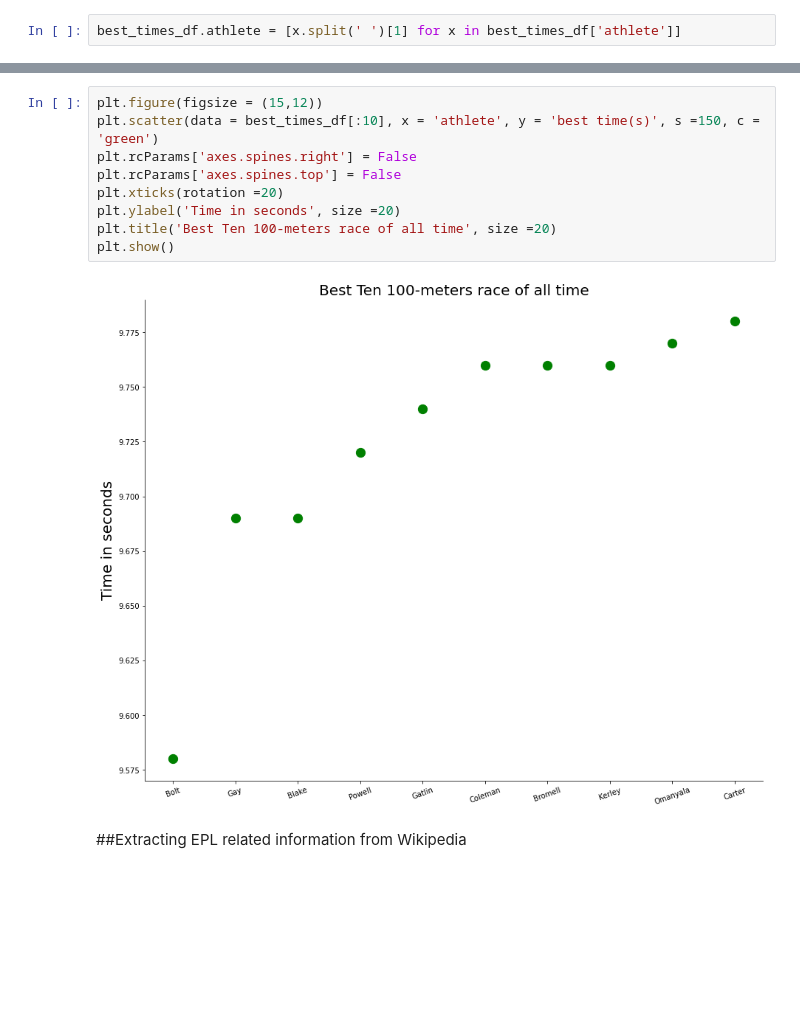
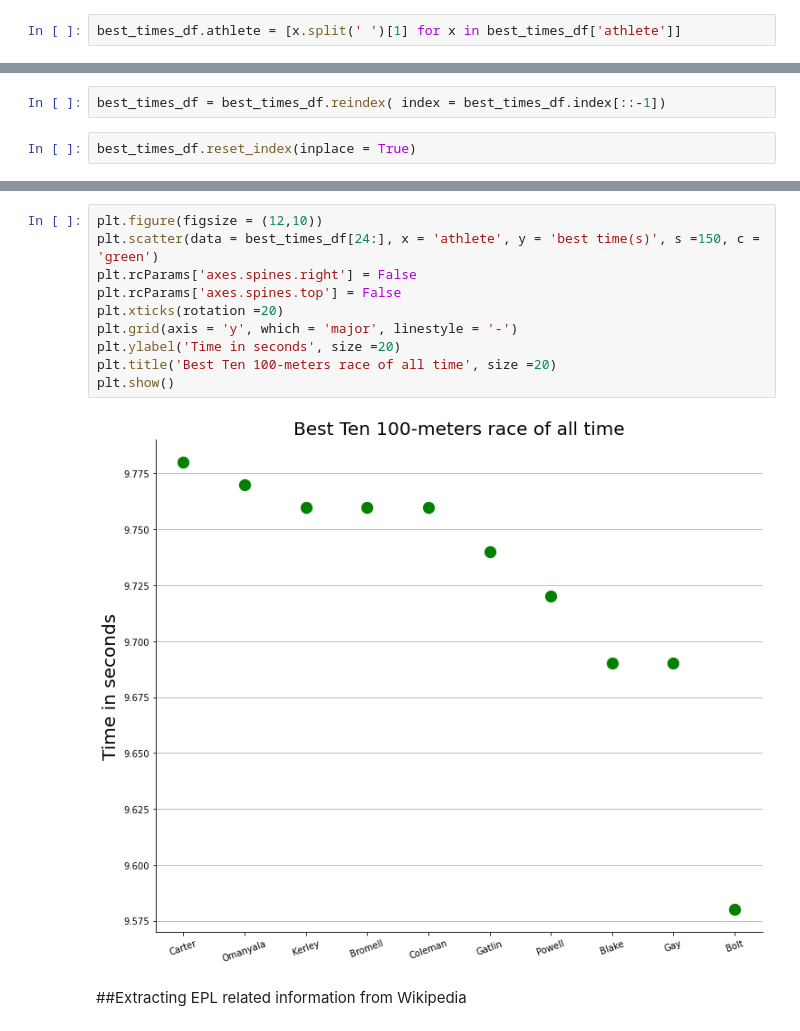
Before and after one commit to Delonix7/Data_Science_Essentials, a Jupyter notebook: Web_Scraping_with_Python.ipynb, the cells around one changed output, grey strips where cells are left out. Cells and saved outputs as stored; diff of their text form; blank space fills up the shorter version.

```diff
--- a/Web_Scraping_with_Python.ipynb
+++ b/Web_Scraping_with_Python.ipynb
@@ -447,0 +450,4 @@ best_times_df.athlete = [x.split(' ')[1] for x in best_times_df['athlete']]
+# %%
+best_times_df = best_times_df.reindex( index = best_times_df.index[::-1])
+# %%
+best_times_df.reset_index(inplace = True)
@@ -448,14 +474,15 @@ best_times_df.athlete = [x.split(' ')[1] for x in best_times_df['athlete']]
 # %%
-plt.figure(figsize = (15,12))
-plt.scatter(data = best_times_df[:10], x = 'athlete', y = 'best time(s)', s =150, c = 'green')
+plt.figure(figsize = (12,10))
+plt.scatter(data = best_times_df[24:], x = 'athlete', y = 'best time(s)', s =150, c = 'green')
 plt.rcParams['axes.spines.right'] = False
 plt.rcParams['axes.spines.top'] = False
 plt.xticks(rotation =20)
+plt.grid(axis = 'y', which = 'major', linestyle = '-')
 plt.ylabel('Time in seconds', size =20)
 plt.title('Best Ten 100-meters race of all time', size =20)
 plt.show()
 # %% [output]
-[figure, old version]
+[figure, new version]
 # %% [markdown]
 ##Extracting EPL related information from Wikipedia
 # %%
```
Also changed, not shown: parts of 2 cells of this notebook.
